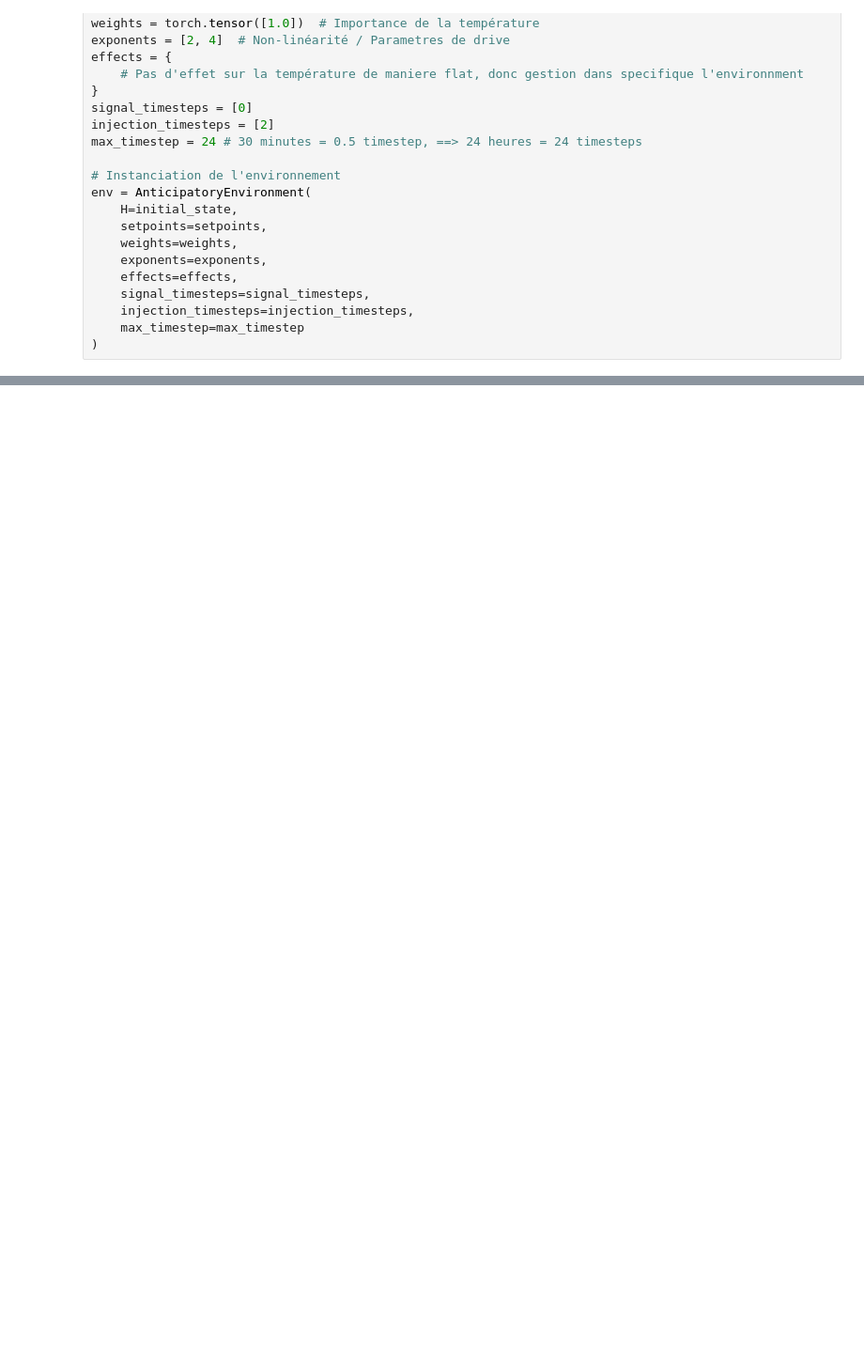
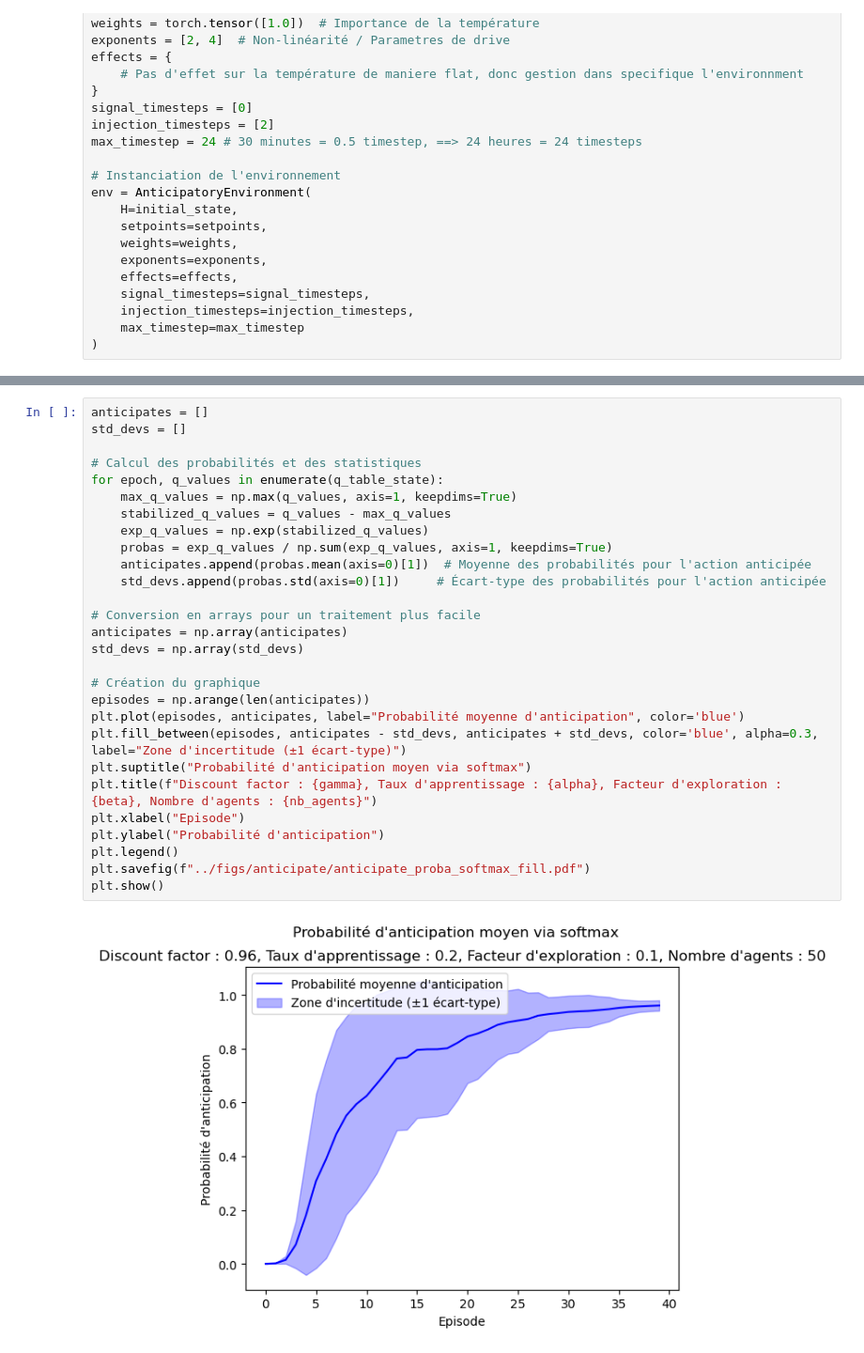
Before and after one commit to TsunomakiWatamelon/Homeostatic-Reinforcement-Learning, a Jupyter notebook: src/experiments/anticipatory.ipynb, the cells around one changed output, grey strips where cells are left out. Shown: that part at 94% size. Cells and saved outputs as stored; diff of their text form; blank space fills up the shorter version.

```diff
--- a/src/experiments/anticipatory.ipynb
+++ b/src/experiments/anticipatory.ipynb
@@ -265,0 +250,30 @@ plt.show()
+# %%
+anticipates = []
+std_devs = []
+
+# Calcul des probabilités et des statistiques
+for epoch, q_values in enumerate(q_table_state):
+    max_q_values = np.max(q_values, axis=1, keepdims=True)
+    stabilized_q_values = q_values - max_q_values
+    exp_q_values = np.exp(stabilized_q_values)
+    probas = exp_q_values / np.sum(exp_q_values, axis=1, keepdims=True)
+    anticipates.append(probas.mean(axis=0)[1])  # Moyenne des probabilités pour l'action anticipée
+    std_devs.append(probas.std(axis=0)[1])     # Écart-type des probabilités pour l'action anticipée
+
+# Conversion en arrays pour un traitement plus facile
+anticipates = np.array(anticipates)
+std_devs = np.array(std_devs)
+
+# Création du graphique
+episodes = np.arange(len(anticipates))
+plt.plot(episodes, anticipates, label="Probabilité moyenne d'anticipation", color='blue')
+plt.fill_between(episodes, anticipates - std_devs, anticipates + std_devs, color='blue', alpha=0.3, label="Zone d'incertitude (±1 écart-type)")
+plt.suptitle("Probabilité d'anticipation moyen via softmax")
+plt.title(f"Discount factor : {gamma}, Taux d'apprentissage : {alpha}, Facteur d'exploration : {beta}, Nombre d'agents : {nb_agents}")
+plt.xlabel("Episode")
+plt.ylabel("Probabilité d'anticipation")
+plt.legend()
+plt.savefig(f"../figs/anticipate/anticipate_proba_softmax_fill.pdf")
+plt.show()
+# %% [output]
+[figure, added]
```
Also changed, not shown: parts of 7 cells of this notebook, 3 other files.
